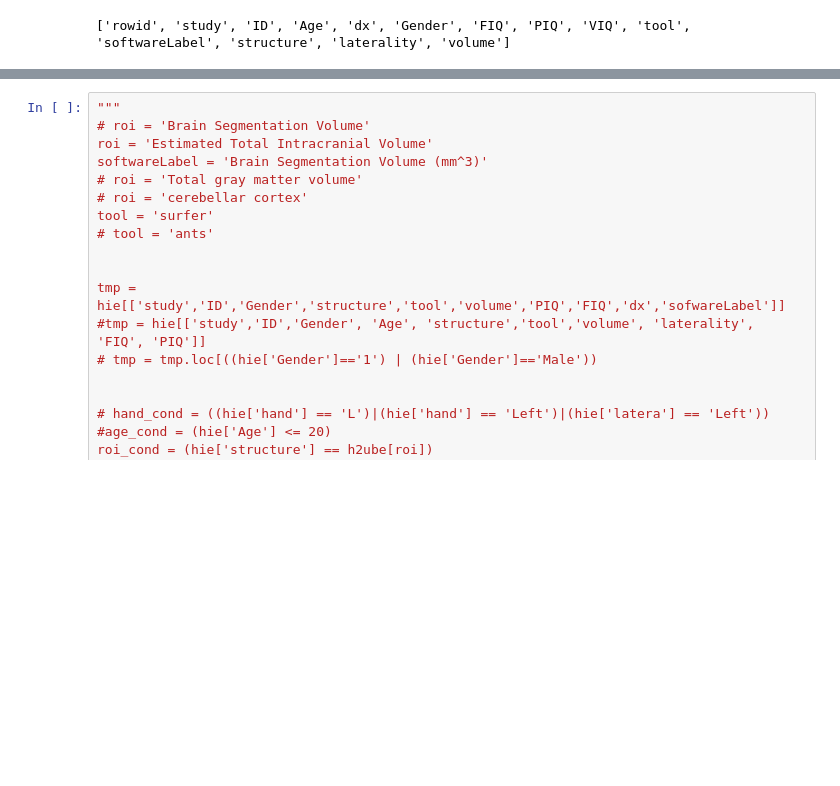
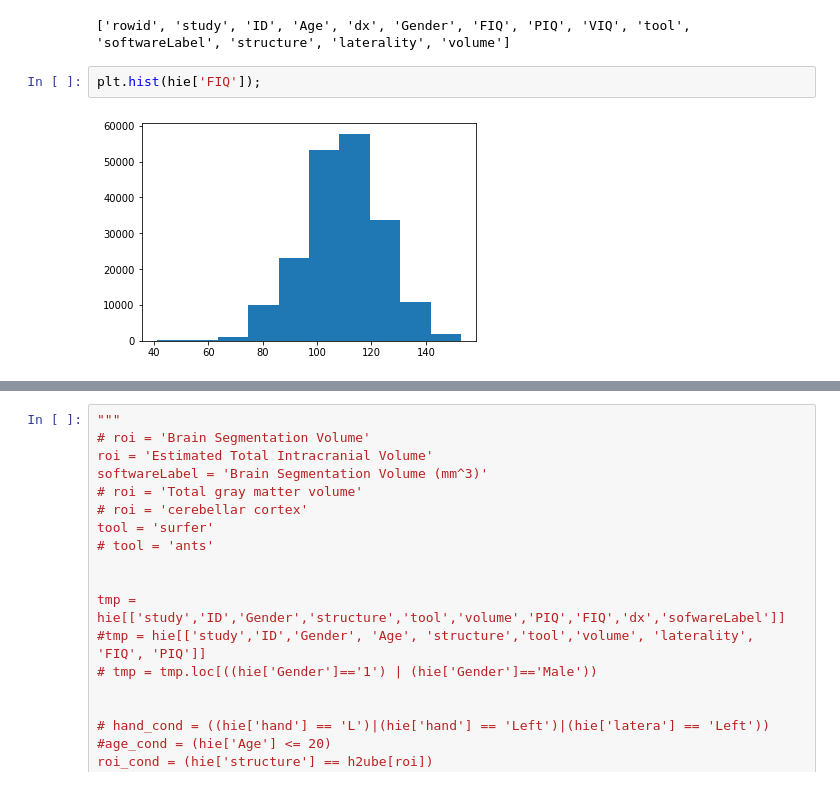
Before and after one commit to jbpoline/simple2_analysis, a Jupyter notebook: analysis-2.ipynb, the cells around one changed output, grey strips where cells are left out. Drawn from its saved outputs; the diff is of its cells as text; blank space fills up the shorter version.

```diff
--- a/analysis-2.ipynb
+++ b/analysis-2.ipynb
@@ -404,6 +405,10 @@ adhd = (2, '2', 'ADHD-Combined', 'ADHD-Hyperactive/Impulsive', 'ADHD-Inattentive
 print(list(hie))
 # %% [output]
 ['rowid', 'study', 'ID', 'Age', 'dx', 'Gender', 'FIQ', 'PIQ', 'VIQ', 'tool', 'softwareLabel', 'structure', 'laterality', 'volume']
+# %%
+plt.hist(hie['FIQ']);
+# %% [output]
+[figure, added]
 # %%
 # roi = 'Brain Segmentation Volume'
 #roi = 'Estimated Total Intracranial Volume'
```
Also changed, not shown: parts of 47 cells of this notebook, 5 other files.
